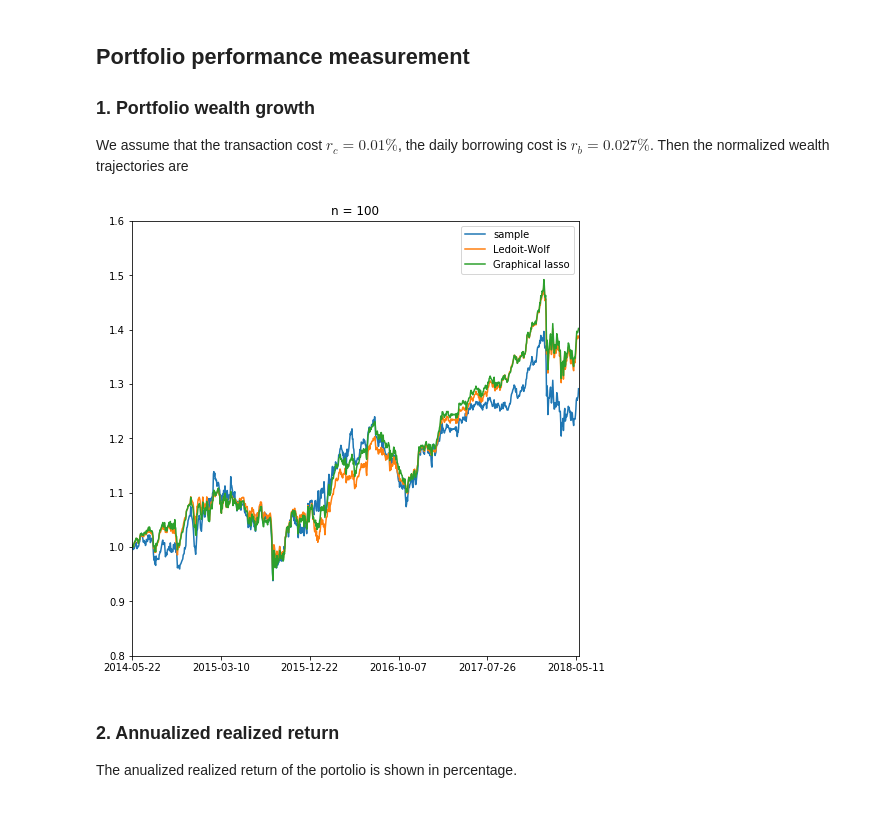
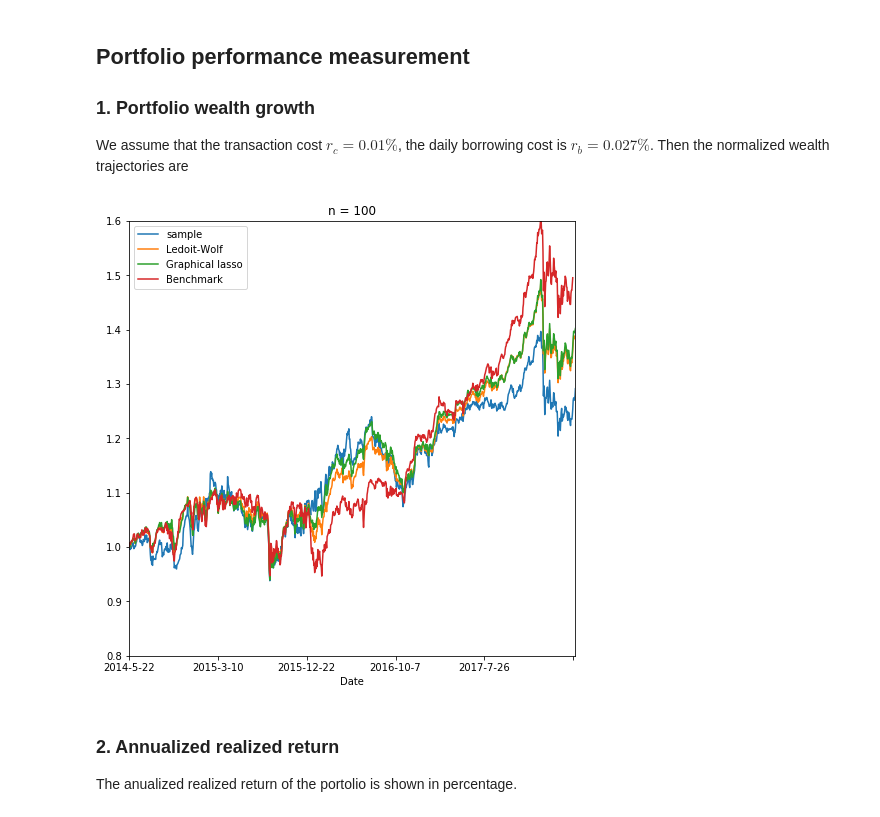
Before and after one commit to Boukos/PSTAT_234_Final_Project, a Jupyter notebook: PortfolioClass_sum.ipynb, the cells around one changed output. Drawn from its saved outputs; the diff is of its cells as text; code cells hidden in the pictures.

Commit message:
benchmark_added

```diff
--- a/PortfolioClass_sum.ipynb
+++ b/PortfolioClass_sum.ipynb
@@ -555,3 +555,8 @@ Congradulations! It is done!
 We assume that the transaction cost $r_c = 0.01\%$, the daily borrowing cost is $r_b = 0.027\%$. Then the normalized wealth trajectories are
 # %%
 import matplotlib
+# %%
+dj = pd.read_csv('Export_data.csv',header=None)
+dj.columns = ['Date', 'Value']
+
+dj_index =dj.set_index(['Date'])
@@ -558,22 +565,23 @@ import matplotlib
 # %%
 %matplotlib inline
 import matplotlib.pyplot as plt
 import seaborn as sns
 
 
 plt.figure(figsize=(8,8))
 res['sample100'].Port_Wealth().iloc[:,0].plot(label  = 'sample')
 res['lw100'].Port_Wealth().iloc[:,0].plot(label = 'Ledoit-Wolf')
 res['gl100'].Port_Wealth().iloc[:,0].plot(label = 'Graphical lasso')
+(dj_index.iloc[:,0][1968:2968]/16543.08).plot(label='Benchmark')
 leg = plt.legend()
 plt.title("n = 100")
 
 plt.ylim(0.8, 1.6)
 plt.savefig('n100.pdf', format='pdf')
 
 #plt.show()
 # %% [output]
-[figure, old version]
+[figure, new version]
 # %% [markdown]
 ### 2. Annualized realized return
 
```
Also changed, not shown: parts of 1 cell of this notebook.
